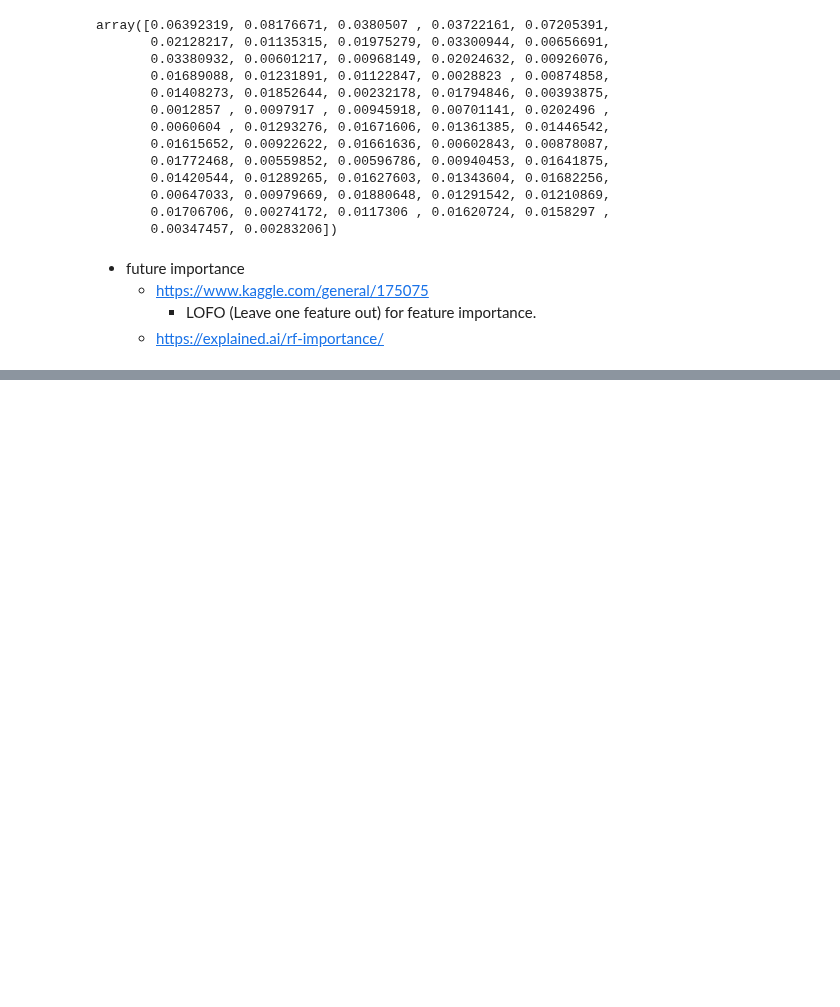
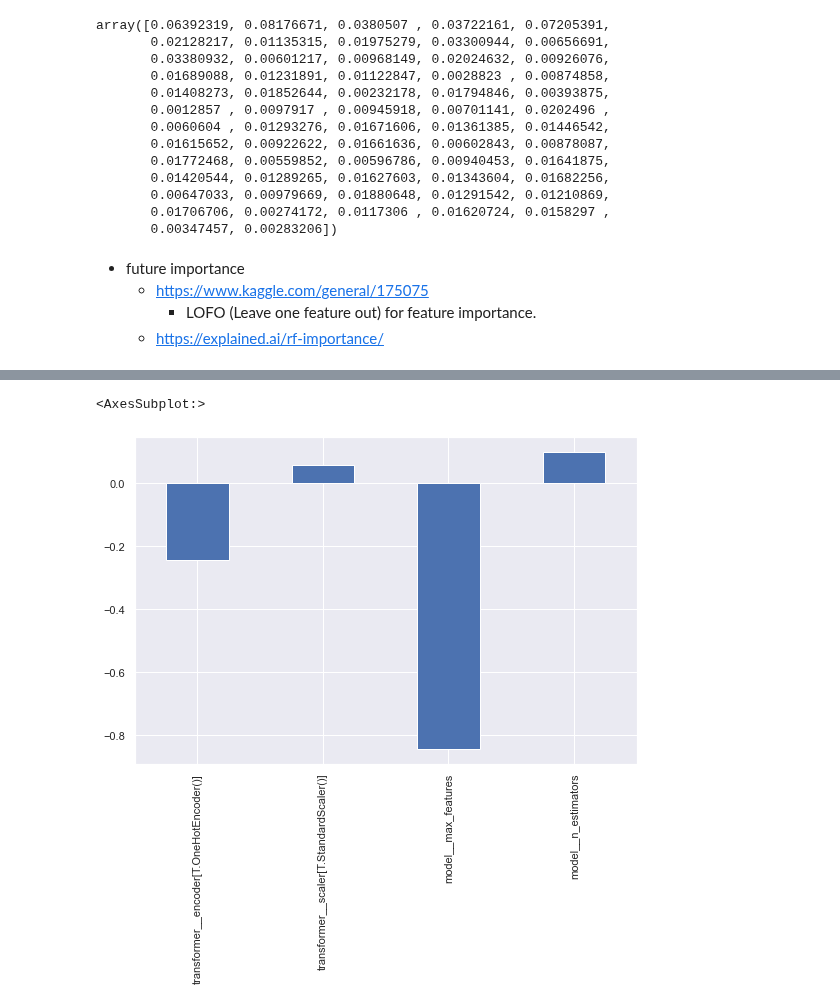
Before and after one commit to shane-kercheval/python-examples, a Jupyter notebook: Classification.ipynb, the cells around one changed output, grey strips where cells are left out. Cells and saved outputs as stored; diff of their text form; code cells hidden in the pictures; blank space fills up the shorter version.

```diff
--- a/Classification.ipynb
+++ b/Classification.ipynb
@@ -978,0 +1118,24 @@ array([0.06392319, 0.08176671, 0.0380507 , 0.03722161, 0.07205391,
+# %%
+from sklearn.preprocessing import StandardScaler
+scaler = StandardScaler()
+#scaler.fit_transform(bayes_search_df)
+
+numeric_columns = hlp.pandas.get_numeric_columns(bayes_search_df)
+non_numeric_columns = hlp.pandas.get_non_numeric_columns(bayes_search_df)
+
+print(numeric_columns)
+print(non_numeric_columns)
+
+numeric_pipeline = Pipeline([
+    ('scaling_chooser', StandardScaler()),
+])
+
+transformations_pipeline = ColumnTransformer([
+    ('numeric_pipeline', numeric_pipeline, numeric_columns),
+    ('non_numeric_pipeline', 'passthrough', non_numeric_columns)
+])
+
+bayes_search_transformed = transformations_pipeline.fit_transform(bayes_search_df)
+bayes_search_transformed = pd.DataFrame(bayes_search_transformed,
+                                        columns= numeric_columns + non_numeric_columns)
+bayes_search_transformed
@@ -978,0 +1162,10 @@ array([0.06392319, 0.08176671, 0.0380507 , 0.03722161, 0.07205391,
+# %%
+bayes_search_transformed['roc_auc_Mean'] = bayes_search_transformed['roc_auc_Mean'].astype('float')
+bayes_search_transformed['model__max_features'] = bayes_search_transformed['model__max_features'].astype('float')
+bayes_search_transformed['model__n_estimators'] = bayes_search_transformed['model__n_estimators'].astype('float')
+# %%
+print(formula)
+model = smf.ols(formula=formula,
+                data = bayes_search_transformed)
+results = model.fit()
+print(results.summary())
@@ -978,0 +1190,7 @@ array([0.06392319, 0.08176671, 0.0380507 , 0.03722161, 0.07205391,
+# %%
+coefficients = results.params[results.params.index != 'Intercept']
+#coefficients.reindex(coefficients.abs().sort_values(ascending=False).index).plot(kind='bar', figsize=(9, 6))
+coefficients.plot(kind='bar', figsize=(9, 6))
+# %% [output]
+<AxesSubplot:>
+[figure, added]
```
Also changed, not shown: parts of 19 cells of this notebook.
